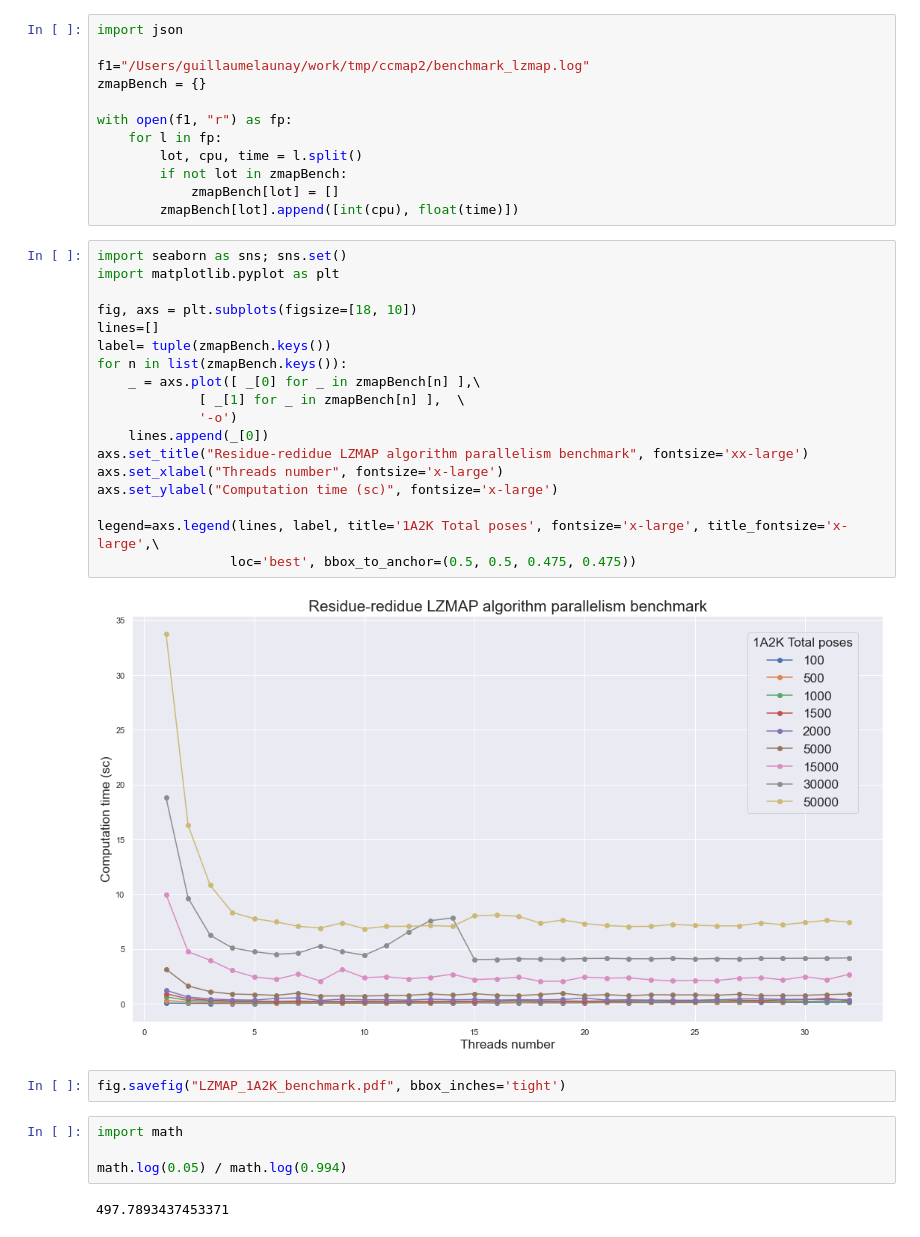
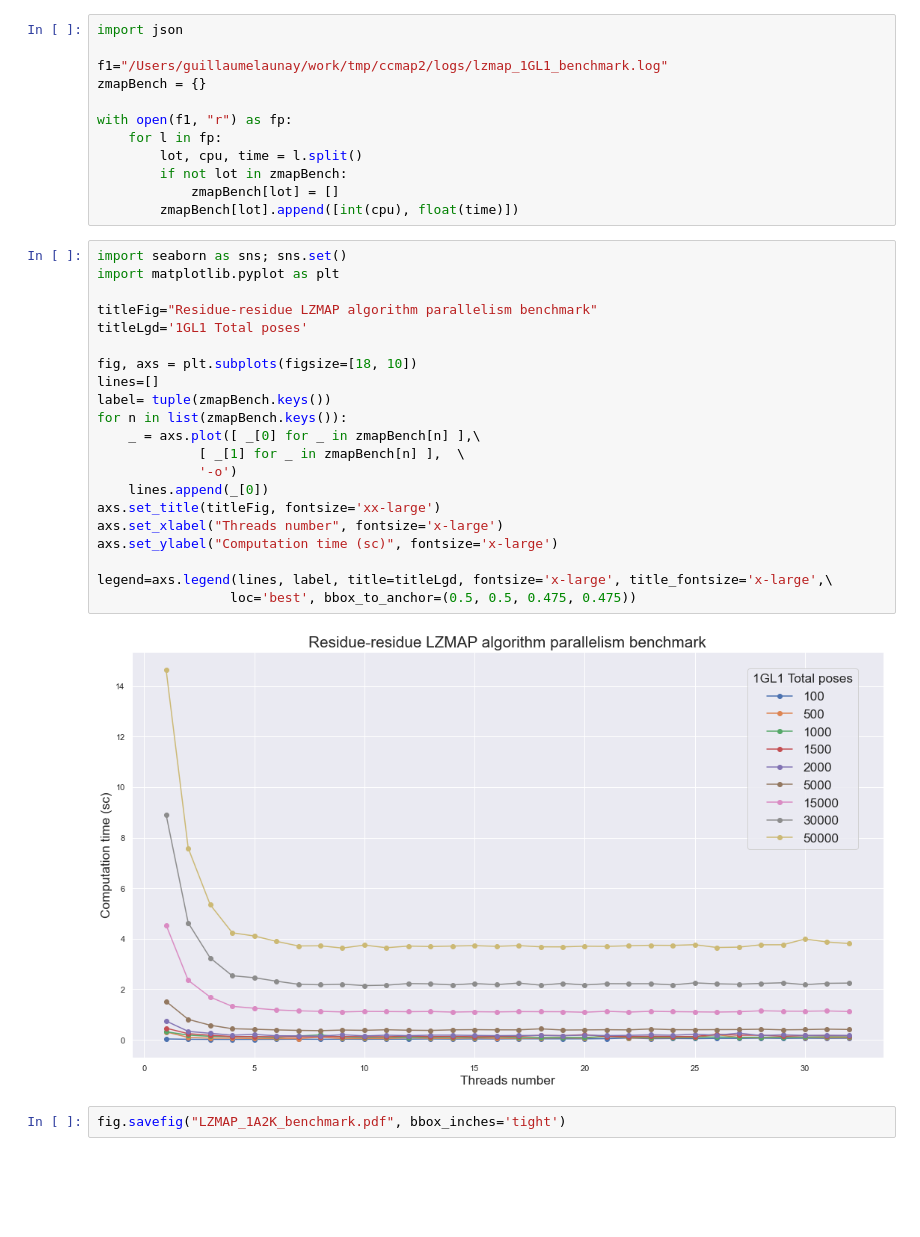
Before and after one commit to MMSB-MOBI/ccmap, a Jupyter notebook: notebook/benchmarks.ipynb, the cells around one changed output. Saved outputs shown, nothing was run; the diff lists cells and outputs as text; blank space fills up the shorter version.

Commit message:
benchmark JM, WIP

```diff
--- a/notebook/benchmarks.ipynb
+++ b/notebook/benchmarks.ipynb
@@ -1,7 +1,7 @@
 # %%
 import json
 
-f1="/Users/guillaumelaunay/work/tmp/ccmap2/benchmark_lzmap.log"
+f1="/Users/guillaumelaunay/work/tmp/ccmap2/logs/lzmap_1GL1_benchmark.log"
 zmapBench = {}
 
 with open(f1, "r") as fp:
@@ -13,28 +13,25 @@ with open(f1, "r") as fp:
 # %%
 import seaborn as sns; sns.set()
 import matplotlib.pyplot as plt
+
+titleFig="Residue-residue LZMAP algorithm parallelism benchmark"
+titleLgd='1GL1 Total poses'
 
 fig, axs = plt.subplots(figsize=[18, 10])
 lines=[]
 label= tuple(zmapBench.keys())
 for n in list(zmapBench.keys()):
     _ = axs.plot([ _[0] for _ in zmapBench[n] ],\
              [ _[1] for _ in zmapBench[n] ],  \
              '-o')
     lines.append(_[0])
-axs.set_title("Residue-redidue LZMAP algorithm parallelism benchmark", fontsize='xx-large')
+axs.set_title(titleFig, fontsize='xx-large')
 axs.set_xlabel("Threads number", fontsize='x-large')
 axs.set_ylabel("Computation time (sc)", fontsize='x-large')
 
-legend=axs.legend(lines, label, title='1A2K Total poses', fontsize='x-large', title_fontsize='x-large',\
+legend=axs.legend(lines, label, title=titleLgd, fontsize='x-large', title_fontsize='x-large',\
                  loc='best', bbox_to_anchor=(0.5, 0.5, 0.475, 0.475))
 # %% [output]
-[figure, old version]
+[figure, new version]
 # %%
 fig.savefig("LZMAP_1A2K_benchmark.pdf", bbox_inches='tight')
-# %%
-import math
-
-math.log(0.05) / math.log(0.994)
-# %% [output]
-497.7893437453371
```
Also changed, not shown: 30 other files.
